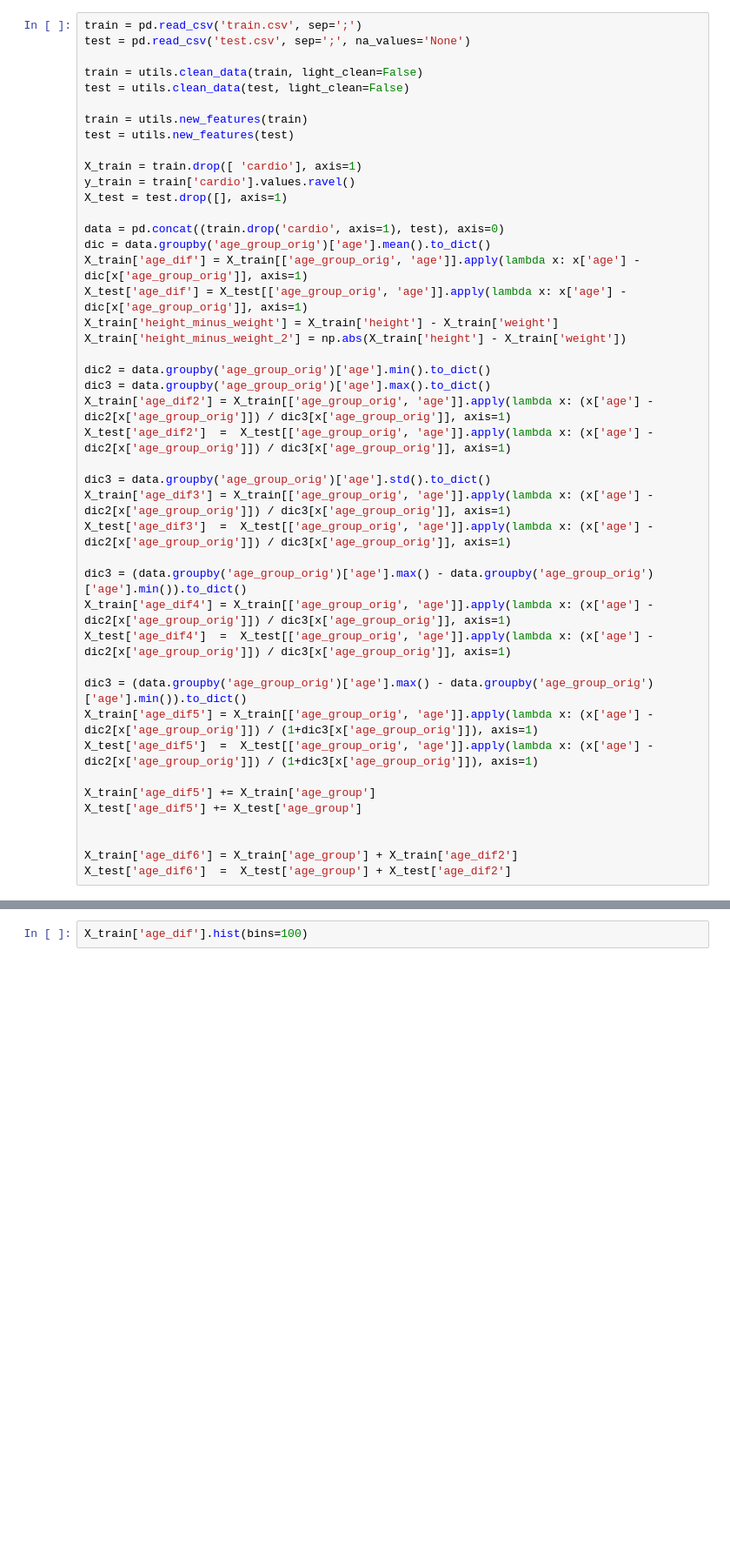
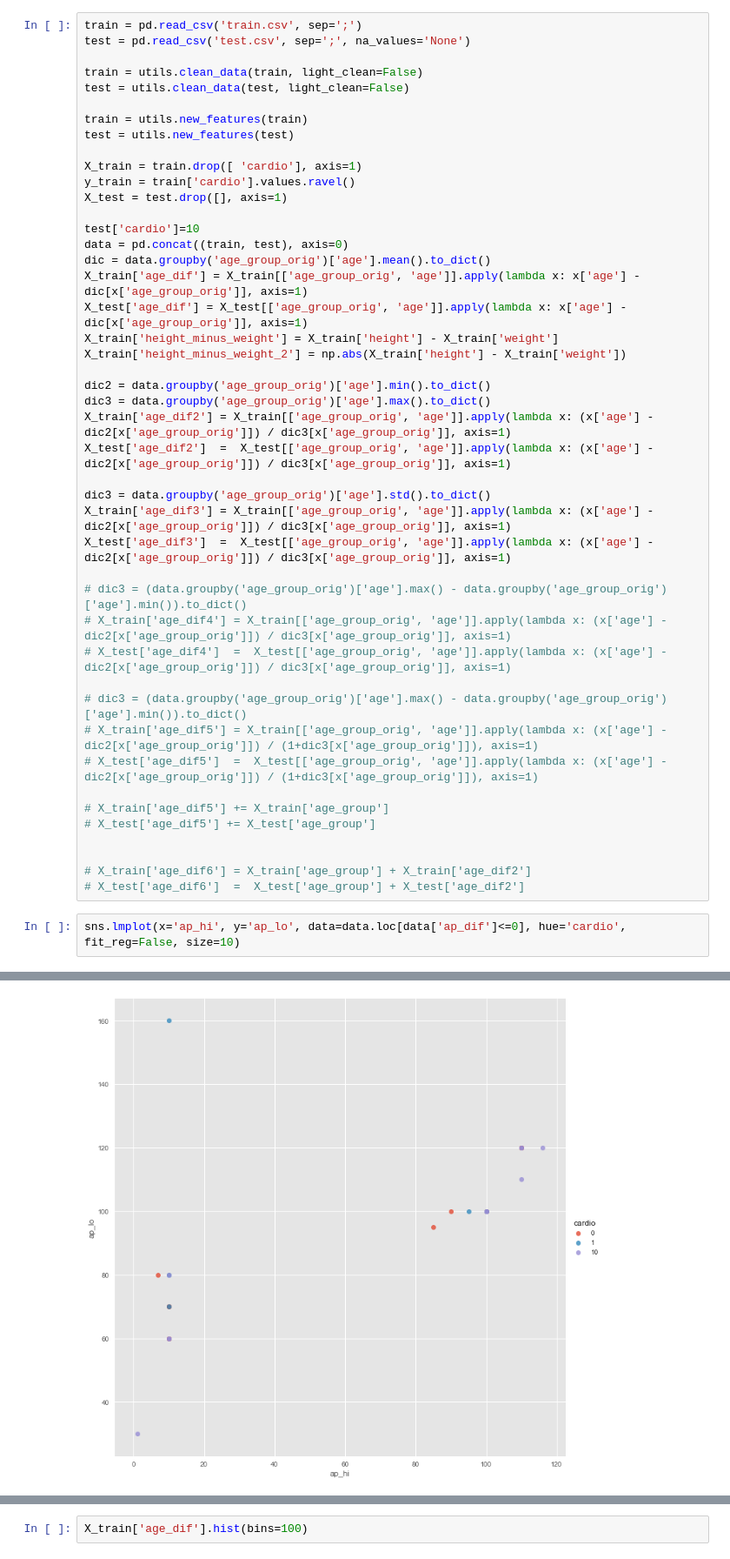
Before and after one commit to mortido/ML-Boot-Camp-V, a Jupyter notebook: models-main.ipynb, the cells around one changed output, grey strips where cells are left out. Shown at 87% size. Cells and saved outputs as stored; diff of their text form; blank space fills up the shorter version.

```diff
--- a/models-main.ipynb
+++ b/models-main.ipynb
@@ -33,7 +33,8 @@ X_train = train.drop([ 'cardio'], axis=1)
 y_train = train['cardio'].values.ravel()
 X_test = test.drop([], axis=1)
 
-data = pd.concat((train.drop('cardio', axis=1), test), axis=0)
+test['cardio']=10
+data = pd.concat((train, test), axis=0)
 dic = data.groupby('age_group_orig')['age'].mean().to_dict()
 X_train['age_dif'] = X_train[['age_group_orig', 'age']].apply(lambda x: x['age'] - dic[x['age_group_orig']], axis=1)
 X_test['age_dif'] = X_test[['age_group_orig', 'age']].apply(lambda x: x['age'] - dic[x['age_group_orig']], axis=1)
@@ -49,17 +50,20 @@ dic3 = data.groupby('age_group_orig')['age'].std().to_dict()
 X_train['age_dif3'] = X_train[['age_group_orig', 'age']].apply(lambda x: (x['age'] - dic2[x['age_group_orig']]) / dic3[x['age_group_orig']], axis=1)
 X_test['age_dif3']  =  X_test[['age_group_orig', 'age']].apply(lambda x: (x['age'] - dic2[x['age_group_orig']]) / dic3[x['age_group_orig']], axis=1)
 
-dic3 = (data.groupby('age_group_orig')['age'].max() - data.groupby('age_group_orig')['age'].min()).to_dict()
-X_train['age_dif4'] = X_train[['age_group_orig', 'age']].apply(lambda x: (x['age'] - dic2[x['age_group_orig']]) / dic3[x['age_group_orig']], axis=1)
-X_test['age_dif4']  =  X_test[['age_group_orig', 'age']].apply(lambda x: (x['age'] - dic2[x['age_group_orig']]) / dic3[x['age_group_orig']], axis=1)
+# dic3 = (data.groupby('age_group_orig')['age'].max() - data.groupby('age_group_orig')['age'].min()).to_dict()
+# X_train['age_dif4'] = X_train[['age_group_orig', 'age']].apply(lambda x: (x['age'] - dic2[x['age_group_orig']]) / dic3[x['age_group_orig']], axis=1)
+# X_test['age_dif4']  =  X_test[['age_group_orig', 'age']].apply(lambda x: (x['age'] - dic2[x['age_group_orig']]) / dic3[x['age_group_orig']], axis=1)
 
-dic3 = (data.groupby('age_group_orig')['age'].max() - data.groupby('age_group_orig')['age'].min()).to_dict()
-X_train['age_dif5'] = X_train[['age_group_orig', 'age']].apply(lambda x: (x['age'] - dic2[x['age_group_orig']]) / (1+dic3[x['age_group_orig']]), axis=1)
-X_test['age_dif5']  =  X_test[['age_group_orig', 'age']].apply(lambda x: (x['age'] - dic2[x['age_group_orig']]) / (1+dic3[x['age_group_orig']]), axis=1)
+# dic3 = (data.groupby('age_group_orig')['age'].max() - data.groupby('age_group_orig')['age'].min()).to_dict()
+# X_train['age_dif5'] = X_train[['age_group_orig', 'age']].apply(lambda x: (x['age'] - dic2[x['age_group_orig']]) / (1+dic3[x['age_group_orig']]), axis=1)
+# X_test['age_dif5']  =  X_test[['age_group_orig', 'age']].apply(lambda x: (x['age'] - dic2[x['age_group_orig']]) / (1+dic3[x['age_group_orig']]), axis=1)
 
-X_train['age_dif5'] += X_train['age_group']
-X_test['age_dif5'] += X_test['age_group']
+# X_train['age_dif5'] += X_train['age_group']
+# X_test['age_dif5'] += X_test['age_group']
 
 
-X_train['age_dif6'] = X_train['age_group'] + X_train['age_dif2']
-X_test['age_dif6']  =  X_test['age_group'] + X_test['age_dif2']
+# X_train['age_dif6'] = X_train['age_group'] + X_train['age_dif2']
+# X_test['age_dif6']  =  X_test['age_group'] + X_test['age_dif2']
+# %%
+sns.lmplot(x='ap_hi', y='ap_lo', data=data.loc[data['ap_dif']<=0], hue='cardio', fit_reg=False, size=10)
+# %% [output]
@@ -65,0 +71 @@ X_test['age_dif6']  =  X_test['age_group'] + X_test['age_dif2']
+[figure, added]
```
Also changed, not shown: parts of 5 cells of this notebook, 3 other files.
